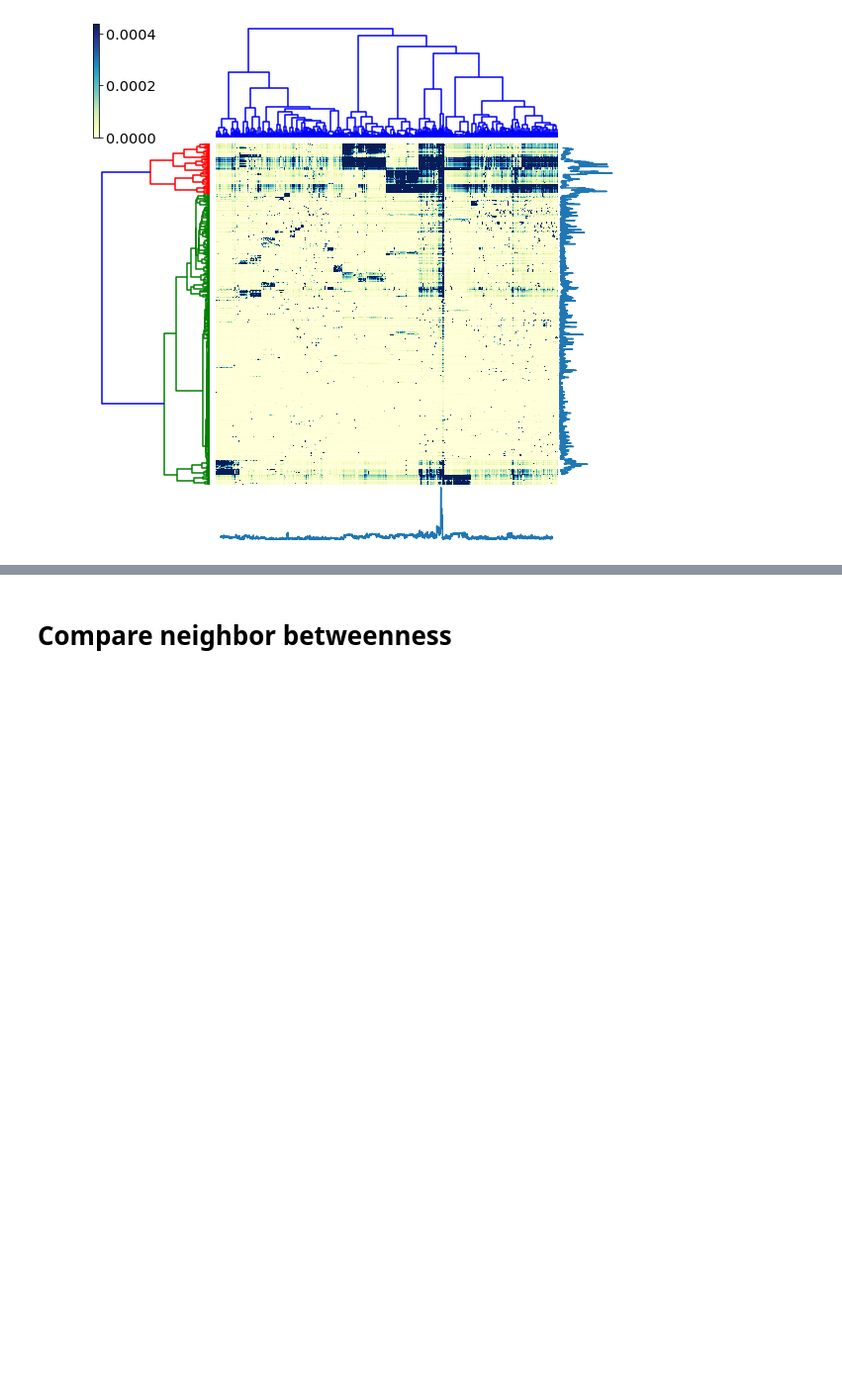
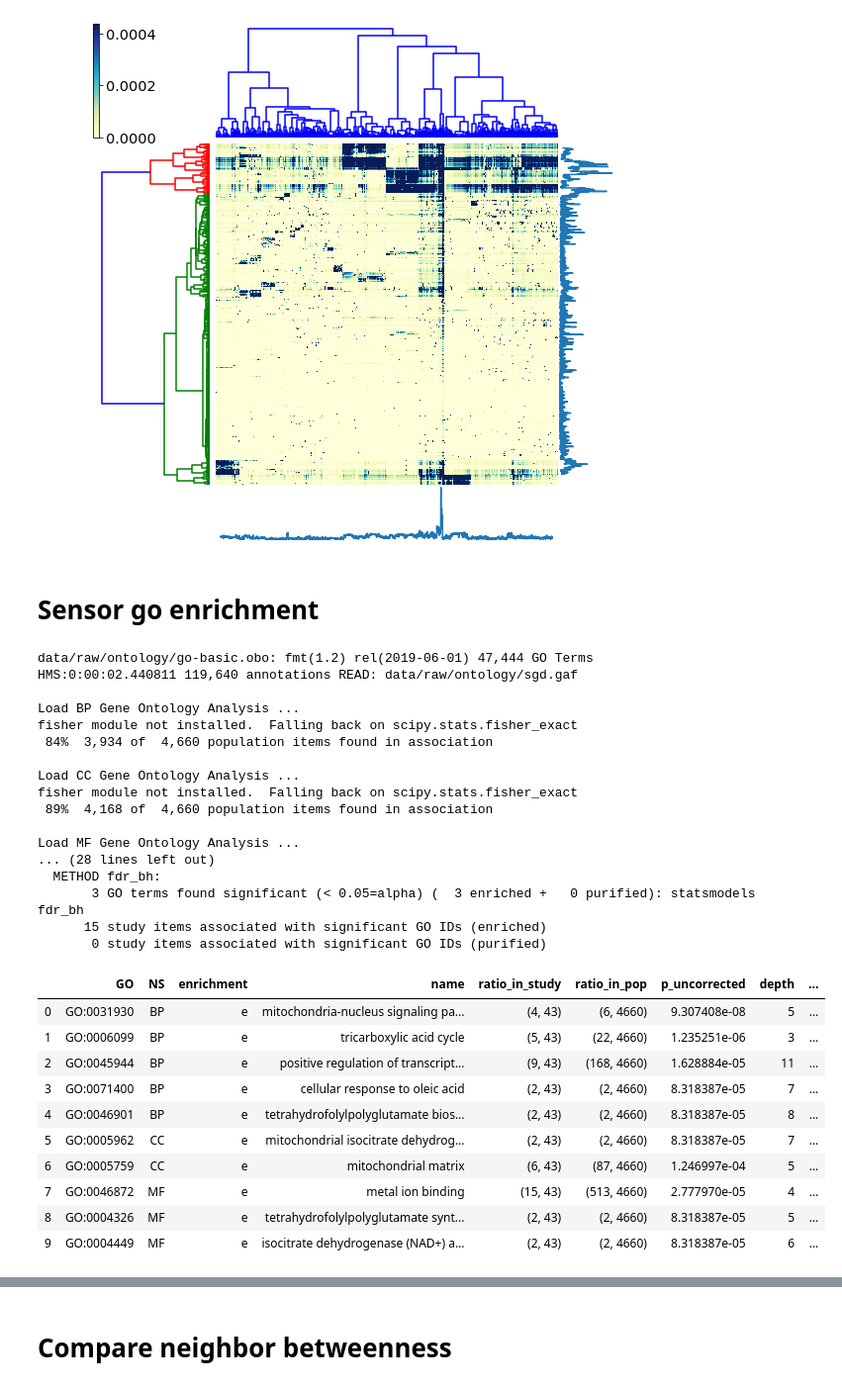
Before and after one commit to oacar/enm_package, a Jupyter notebook: notebooks/03-PRS_costanzo_07132020.ipynb, the cells around one changed output, grey strips where cells are left out. Shown at 99% size. Drawn from its saved outputs; the diff is of its cells as text; code cells hidden in the pictures; blank space fills up the shorter version.

```diff
--- a/notebooks/03-PRS_costanzo_07132020.ipynb
+++ b/notebooks/03-PRS_costanzo_07132020.ipynb
@@ -144,3 +144,47 @@ plt.tight_layout()
 e_pcc.heatmap_annotated()
 # %% [output]
 [figure]
+# %% [markdown]
+# Sensor go enrichment
+# %%
+strain_ids = pd.read_csv('data/interim/strain_ids_with_experiment_count_all.csv')
+
+combined_df = pd.merge(e_pcc.df, strain_ids,left_on='orf_name',right_on='Allele Gene name')
+
+goea, geneid2name = create_goea(gaf = 'data/raw/ontology/sgd.gaf', obo_fname='data/raw/ontology/go-basic.obo', background='data/interim/costanzo_gc_bg.tsv', sgd_info_tab = 'data/raw/ontology/SGD_features.tab')
+
+query = combined_df.loc[combined_df.orf_name.isin(sensors.orf_name),'Systematic gene name'].unique()
+query_gene_ids = [key for key,value in geneid2name.items() if value in query]
+goea_res_all = goea.run_study(query_gene_ids)
+goea_res_sig = [r for r in goea_res_all if r.p_fdr_bh <0.05]
+go_df_sensor = goea_to_pandas(goea_res_sig, geneid2name)
+go_df_sensor
+# %% [output]
+data/raw/ontology/go-basic.obo: fmt(1.2) rel(2019-06-01) 47,444 GO Terms
+HMS:0:00:02.440811 119,640 annotations READ: data/raw/ontology/sgd.gaf
+
+Load BP Gene Ontology Analysis ...
+fisher module not installed.  Falling back on scipy.stats.fisher_exact
+ 84%  3,934 of  4,660 population items found in association
+
+Load CC Gene Ontology Analysis ...
+fisher module not installed.  Falling back on scipy.stats.fisher_exact
+ 89%  4,168 of  4,660 population items found in association
+
+Load MF Gene Ontology Analysis ...
+... (28 lines left out)
+  METHOD fdr_bh:
+       3 GO terms found significant (< 0.05=alpha) (  3 enriched +   0 purified): statsmodels fdr_bh
+      15 study items associated with significant GO IDs (enriched)
+       0 study items associated with significant GO IDs (purified)
+|  | GO | NS | enrichment | name | ratio_in_study | ratio_in_pop | p_uncorrected | depth | ... |
+| 0 | GO:0031930 | BP | e | mitochondria-nucleus signaling pa... | (4, 43) | (6, 4660) | 9.307408e-08 | 5 | ... |
+| 1 | GO:0006099 | BP | e | tricarboxylic acid cycle | (5, 43) | (22, 4660) | 1.235251e-06 | 3 | ... |
+| 2 | GO:0045944 | BP | e | positive regulation of transcript... | (9, 43) | (168, 4660) | 1.628884e-05 | 11 | ... |
+| 3 | GO:0071400 | BP | e | cellular response to oleic acid | (2, 43) | (2, 4660) | 8.318387e-05 | 7 | ... |
+| 4 | GO:0046901 | BP | e | tetrahydrofolylpolyglutamate bios... | (2, 43) | (2, 4660) | 8.318387e-05 | 8 | ... |
+| 5 | GO:0005962 | CC | e | mitochondrial isocitrate dehydrog... | (2, 43) | (2, 4660) | 8.318387e-05 | 7 | ... |
+| 6 | GO:0005759 | CC | e | mitochondrial matrix | (6, 43) | (87, 4660) | 1.246997e-04 | 5 | ... |
+| 7 | GO:0046872 | MF | e | metal ion binding | (15, 43) | (513, 4660) | 2.777970e-05 | 4 | ... |
+| 8 | GO:0004326 | MF | e | tetrahydrofolylpolyglutamate synt... | (2, 43) | (2, 4660) | 8.318387e-05 | 5 | ... |
+| 9 | GO:0004449 | MF | e | isocitrate dehydrogenase (NAD+) a... | (2, 43) | (2, 4660) | 8.318387e-05 | 6 | ... |
```
Also changed, not shown: parts of 9 cells of this notebook.
